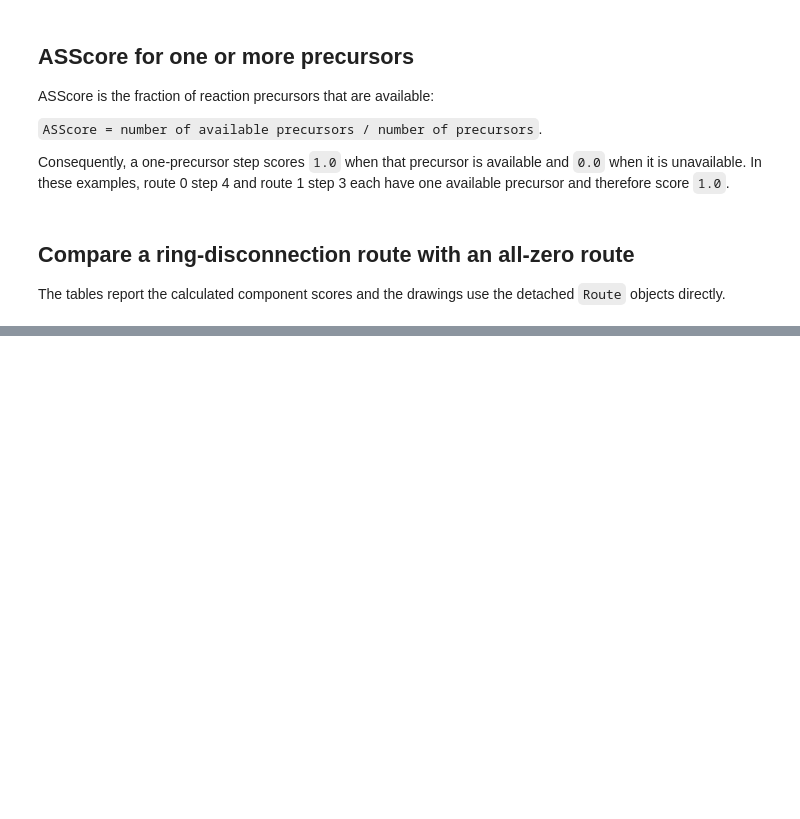
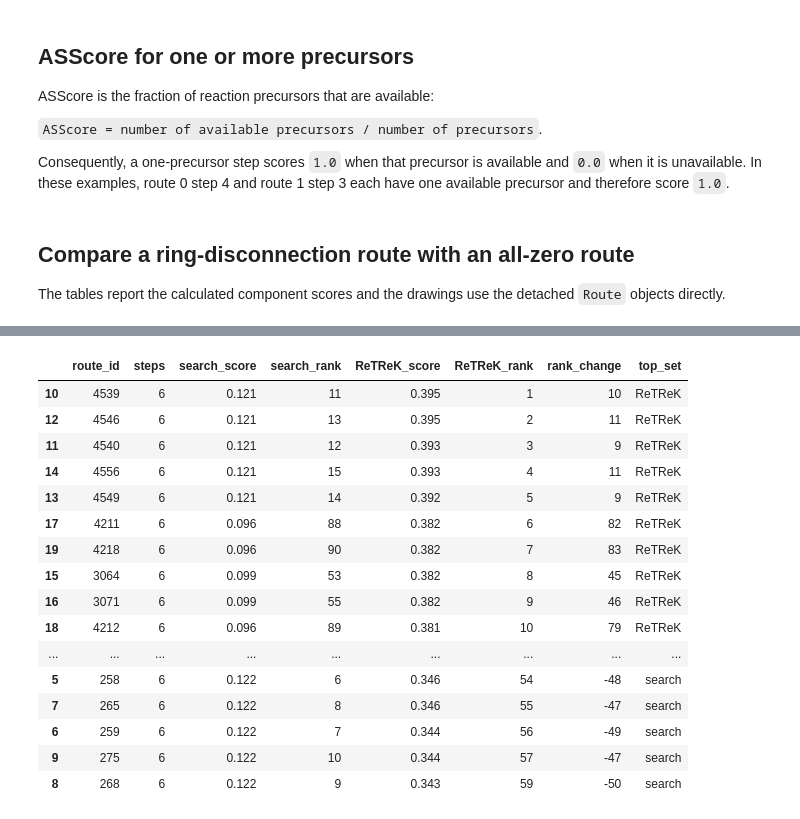
Before and after one commit to Laboratoire-de-Chemoinformatique/SynPlanner, a Jupyter notebook: tutorials/19_Retrek_Route_Scoring.ipynb, the cells around one changed output, grey strips where cells are left out. Saved outputs shown, nothing was run; the diff lists cells and outputs as text; code cells hidden in the pictures; blank space fills up the shorter version.

Commit message:
docs: compare ReTReK route rankings in tutorial

```diff
--- a/tutorials/19_Retrek_Route_Scoring.ipynb
+++ b/tutorials/19_Retrek_Route_Scoring.ipynb
@@ -189,0 +205,12 @@ summary
+# %%
+from pathlib import Path
+
+from synplan.utils.loading import download_preset
+
+# Download preset data (or use already downloaded)
+paths = download_preset("synplanner-gps", save_to="synplan_data")
+
+# input data
+ranking_policy_network = paths["ranking_policy"]
+reaction_rules_path = paths["reaction_rules"]
+building_blocks_path = paths["building_blocks"]
@@ -189,0 +270,2 @@ summary
+# %%
+routes = tree_1.routes()
@@ -189,0 +276,50 @@ summary
+# %%
+def original_search_score(route: Route) -> float:
+    if route.provenance is None or route.provenance.search_score is None:
+        raise ValueError("Every route must carry its original search score")
+    return route.provenance.search_score
+
+
+search_scores = {id(route): original_search_score(route) for route in routes}
+retrek_scores = {id(route): scorer.score(route) for route in routes}
+
+search_ranked_routes = sorted(
+    routes, key=lambda route: search_scores[id(route)], reverse=True
+)
+retrek_ranked_routes = sorted(
+    routes, key=lambda route: retrek_scores[id(route)], reverse=True
+)
+search_ranks = {id(route): rank for rank, route in enumerate(search_ranked_routes, 1)}
+retrek_ranks = {id(route): rank for rank, route in enumerate(retrek_ranked_routes, 1)}
+
+top_n = min(10, len(routes))
+search_top = {id(route) for route in search_ranked_routes[:top_n]}
+retrek_top = {id(route) for route in retrek_ranked_routes[:top_n]}
+top_route_ids = search_top | retrek_top
+
+ranking_changes = pd.DataFrame(
+    [
+        {
+            "route_id": route.provenance.tree_node_id,
+            "steps": len(route),
+            "search_score": search_scores[id(route)],
+            "search_rank": search_ranks[id(route)],
+            "ReTReK_score": retrek_scores[id(route)],
+            "ReTReK_rank": retrek_ranks[id(route)],
+            "rank_change": search_ranks[id(route)] - retrek_ranks[id(route)],
+            "top_set": (
+                "both"
+                if id(route) in search_top and id(route) in retrek_top
+                else "search"
+                if id(route) in search_top
+                else "ReTReK"
+            ),
+        }
+        for route in routes
+        if id(route) in top_route_ids
+    ]
+).sort_values("ReTReK_rank")
+
+display(Markdown(f"**Top-{top_n} overlap:** {len(search_top & retrek_top)}/{top_n}"))
+ranking_changes.round({"search_score": 3, "ReTReK_score": 3})
+# %% [output]
@@ -189,0 +327,17 @@ summary
+|  | route_id | steps | search_score | search_rank | ReTReK_score | ReTReK_rank | rank_change | top_set |
+| 10 | 4539 | 6 | 0.121 | 11 | 0.395 | 1 | 10 | ReTReK |
+| 12 | 4546 | 6 | 0.121 | 13 | 0.395 | 2 | 11 | ReTReK |
+| 11 | 4540 | 6 | 0.121 | 12 | 0.393 | 3 | 9 | ReTReK |
+| 14 | 4556 | 6 | 0.121 | 15 | 0.393 | 4 | 11 | ReTReK |
+| 13 | 4549 | 6 | 0.121 | 14 | 0.392 | 5 | 9 | ReTReK |
+| 17 | 4211 | 6 | 0.096 | 88 | 0.382 | 6 | 82 | ReTReK |
+| 19 | 4218 | 6 | 0.096 | 90 | 0.382 | 7 | 83 | ReTReK |
+| 15 | 3064 | 6 | 0.099 | 53 | 0.382 | 8 | 45 | ReTReK |
+| 16 | 3071 | 6 | 0.099 | 55 | 0.382 | 9 | 46 | ReTReK |
+| 18 | 4212 | 6 | 0.096 | 89 | 0.381 | 10 | 79 | ReTReK |
+| ... | ... | ... | ... | ... | ... | ... | ... | ... |
+| 5 | 258 | 6 | 0.122 | 6 | 0.346 | 54 | -48 | search |
+| 7 | 265 | 6 | 0.122 | 8 | 0.346 | 55 | -47 | search |
+| 6 | 259 | 6 | 0.122 | 7 | 0.344 | 56 | -49 | search |
+| 9 | 275 | 6 | 0.122 | 10 | 0.344 | 57 | -47 | search |
+| 8 | 268 | 6 | 0.122 | 9 | 0.343 | 59 | -50 | search |
```
Also changed, not shown: parts of 10 cells of this notebook.
